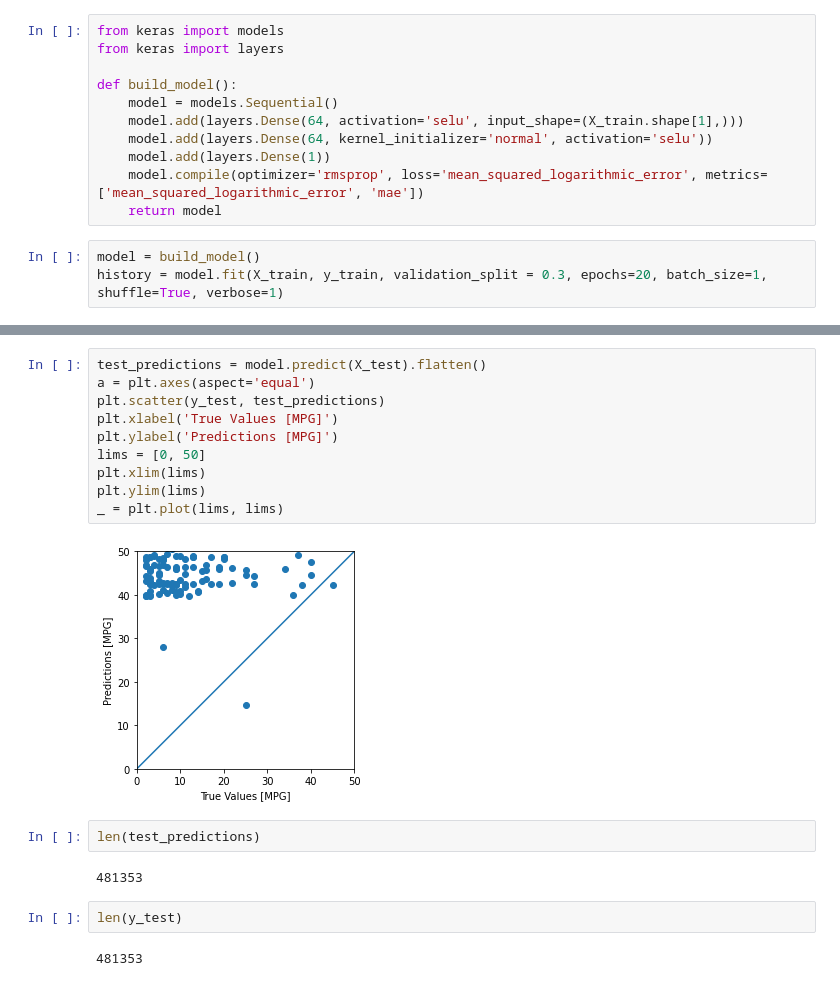
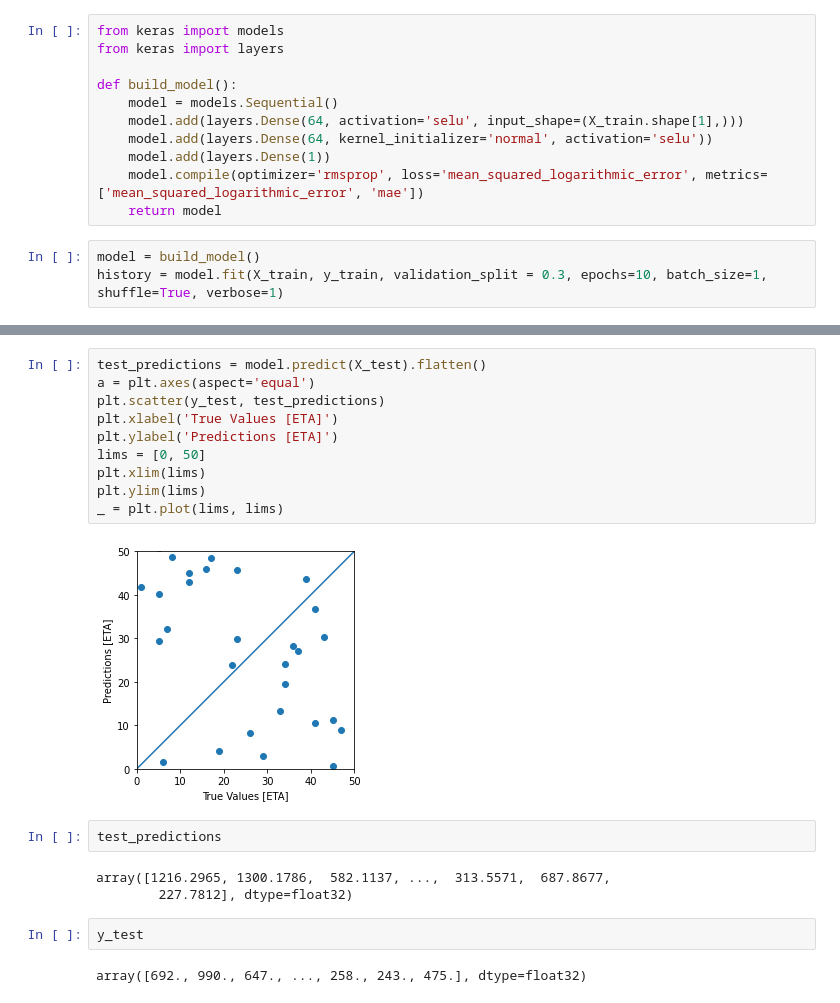
Before and after one commit to deepskandpal/hands-on-machine-learning, a Jupyter notebook: Newyork_taxi_ETA.ipynb, the cells around one changed output, grey strips where cells are left out. Saved outputs shown, nothing was run; the diff lists cells and outputs as text.

Commit message:
Regression model ph1 complete

```diff
--- a/Newyork_taxi_ETA.ipynb
+++ b/Newyork_taxi_ETA.ipynb
@@ -263,6 +266,6 @@ def build_model():
     return model
 # %%
 model = build_model()
-history = model.fit(X_train, y_train, validation_split = 0.3, epochs=20, batch_size=1, shuffle=True, verbose=1)
+history = model.fit(X_train, y_train, validation_split = 0.3, epochs=10, batch_size=1, shuffle=True, verbose=1)
 # %% [output]
 Epoch 1/20
@@ -296,20 +304,21 @@ AttributeError: ignored
 # %%
 test_predictions = model.predict(X_test).flatten()
 a = plt.axes(aspect='equal')
 plt.scatter(y_test, test_predictions)
-plt.xlabel('True Values [MPG]')
-plt.ylabel('Predictions [MPG]')
+plt.xlabel('True Values [ETA]')
+plt.ylabel('Predictions [ETA]')
 lims = [0, 50]
 plt.xlim(lims)
 plt.ylim(lims)
 _ = plt.plot(lims, lims)
 # %% [output]
-[figure, old version]
+[figure, new version]
-# %%
-len(test_predictions)
-# %% [output]
-481353
-# %%
-len(y_test)
-# %% [output]
-481353
+# %%
+test_predictions
+# %% [output]
+array([1216.2965, 1300.1786,  582.1137, ...,  313.5571,  687.8677,
+        227.7812], dtype=float32)
+# %%
+y_test
+# %% [output]
+array([692., 990., 647., ..., 258., 243., 475.], dtype=float32)
```
Also changed, not shown: parts of 9 cells of this notebook.
